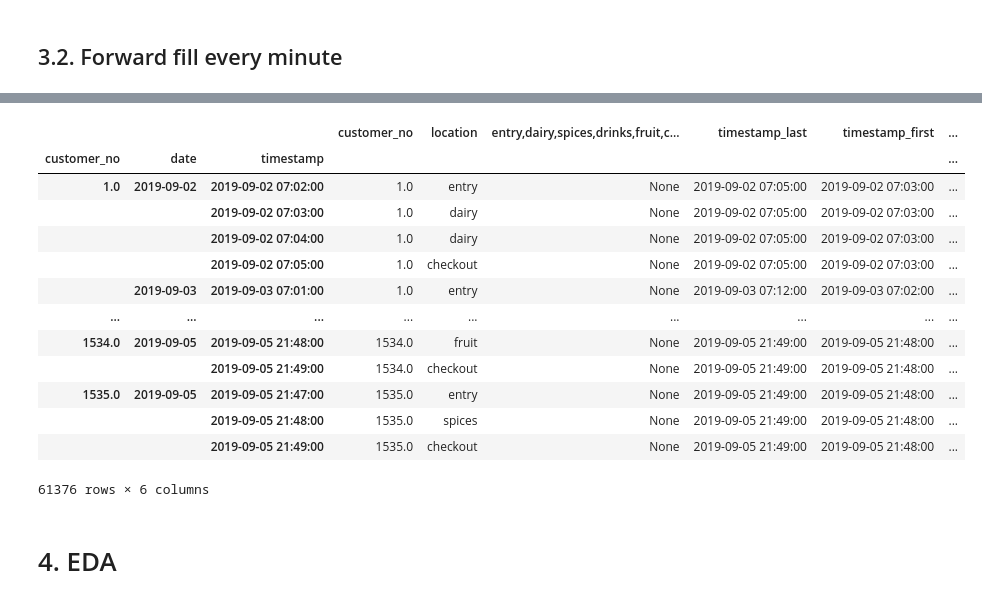
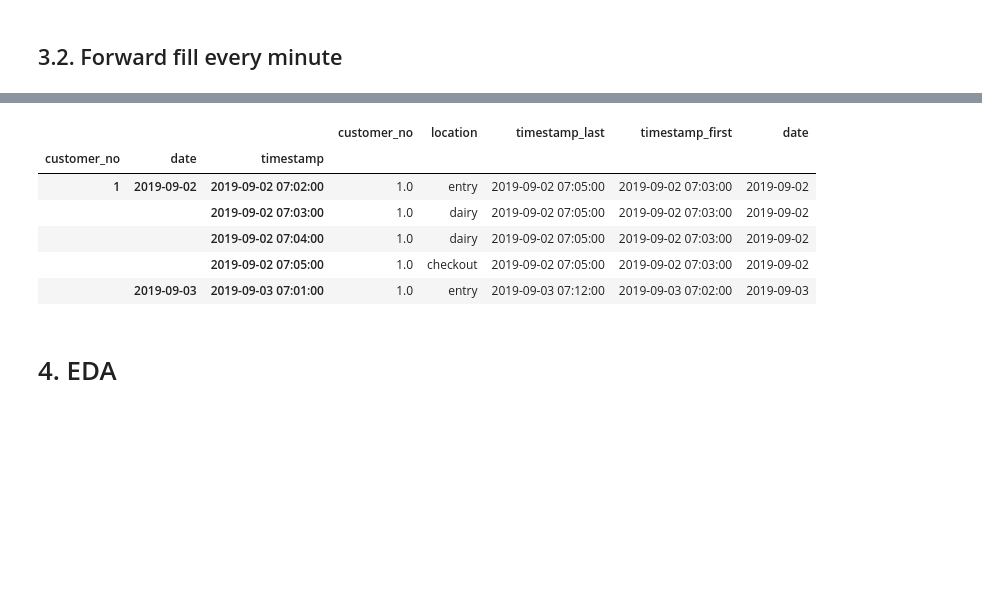
Before and after one commit to Frosti1991/Markov-Chain-Project, a Jupyter notebook: Markov_Chain_Project.ipynb, the cells around one changed output, grey strips where cells are left out. Saved outputs shown, nothing was run; the diff lists cells and outputs as text; code cells hidden in the pictures; blank space fills up the shorter version.

```diff
--- a/Markov_Chain_Project.ipynb
+++ b/Markov_Chain_Project.ipynb
@@ -278,23 +294,16 @@ list(df_test.groupby(['customer_no','date']))
 # %%
 # Forward fill missing timesteps (every minute is necessary)
 # resample gets applied to each dataframe inside the groupby
 df_resampled = df_test.groupby(['customer_no','date']).resample('60S').first().ffill()
-df_resampled
+df_resampled.head()
 # %% [output]
-|  |  |  | customer_no | location | entry,dairy,spices,drinks,fruit,c... | timestamp_last | timestamp_first | ... |
-| customer_no | date | timestamp |  |  |  |  |  | ... |
-| 1.0 | 2019-09-02 | 2019-09-02 07:02:00 | 1.0 | entry | None | 2019-09-02 07:05:00 | 2019-09-02 07:03:00 | ... |
-|  |  | 2019-09-02 07:03:00 | 1.0 | dairy | None | 2019-09-02 07:05:00 | 2019-09-02 07:03:00 | ... |
-|  |  | 2019-09-02 07:04:00 | 1.0 | dairy | None | 2019-09-02 07:05:00 | 2019-09-02 07:03:00 | ... |
-|  |  | 2019-09-02 07:05:00 | 1.0 | checkout | None | 2019-09-02 07:05:00 | 2019-09-02 07:03:00 | ... |
-|  | 2019-09-03 | 2019-09-03 07:01:00 | 1.0 | entry | None | 2019-09-03 07:12:00 | 2019-09-03 07:02:00 | ... |
-| ... | ... | ... | ... | ... | ... | ... | ... | ... |
-| 1534.0 | 2019-09-05 | 2019-09-05 21:48:00 | 1534.0 | fruit | None | 2019-09-05 21:49:00 | 2019-09-05 21:48:00 | ... |
-|  |  | 2019-09-05 21:49:00 | 1534.0 | checkout | None | 2019-09-05 21:49:00 | 2019-09-05 21:48:00 | ... |
-| 1535.0 | 2019-09-05 | 2019-09-05 21:47:00 | 1535.0 | entry | None | 2019-09-05 21:49:00 | 2019-09-05 21:48:00 | ... |
-|  |  | 2019-09-05 21:48:00 | 1535.0 | spices | None | 2019-09-05 21:49:00 | 2019-09-05 21:48:00 | ... |
-|  |  | 2019-09-05 21:49:00 | 1535.0 | checkout | None | 2019-09-05 21:49:00 | 2019-09-05 21:48:00 | ... |
+|  |  |  | customer_no | location | timestamp_last | timestamp_first | date |
+| customer_no | date | timestamp |  |  |  |  |  |
+| 1 | 2019-09-02 | 2019-09-02 07:02:00 | 1.0 | entry | 2019-09-02 07:05:00 | 2019-09-02 07:03:00 | 2019-09-02 |
+|  |  | 2019-09-02 07:03:00 | 1.0 | dairy | 2019-09-02 07:05:00 | 2019-09-02 07:03:00 | 2019-09-02 |
+|  |  | 2019-09-02 07:04:00 | 1.0 | dairy | 2019-09-02 07:05:00 | 2019-09-02 07:03:00 | 2019-09-02 |
+|  |  | 2019-09-02 07:05:00 | 1.0 | checkout | 2019-09-02 07:05:00 | 2019-09-02 07:03:00 | 2019-09-02 |
+|  | 2019-09-03 | 2019-09-03 07:01:00 | 1.0 | entry | 2019-09-03 07:12:00 | 2019-09-03 07:02:00 | 2019-09-03 |
-61376 rows × 6 columns
 # %% [markdown]
  # 4. EDA
 # %% [markdown]
```
Also changed, not shown: parts of 31 cells of this notebook.
